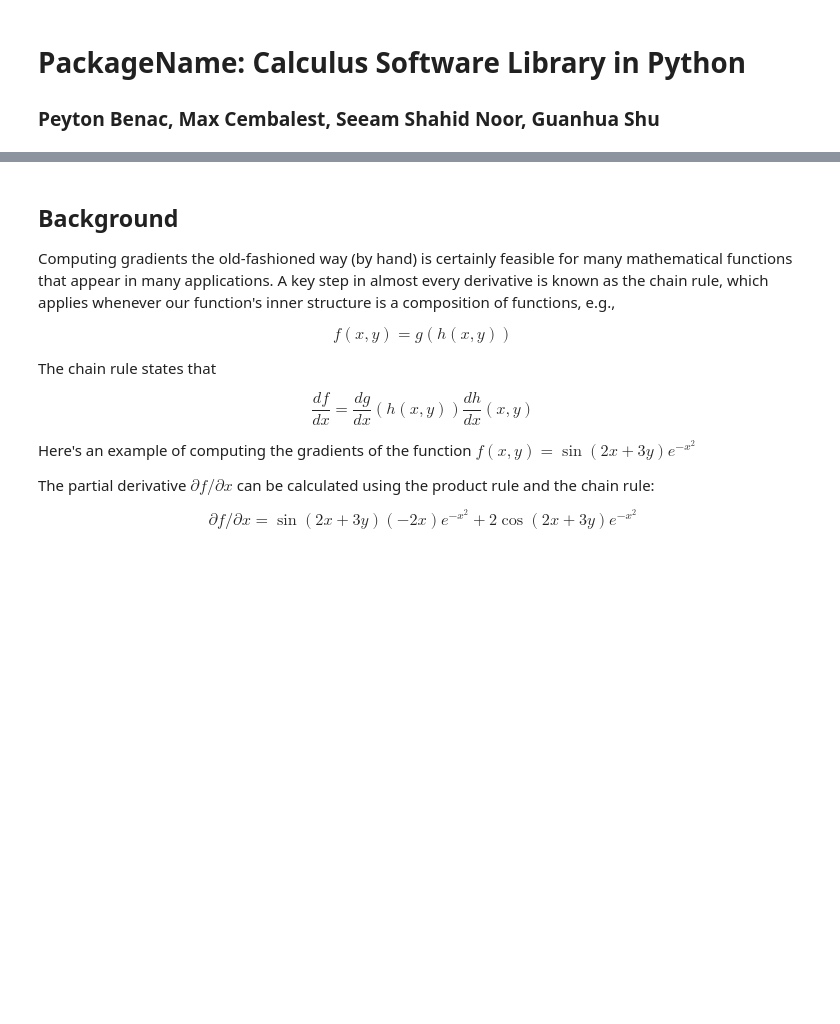
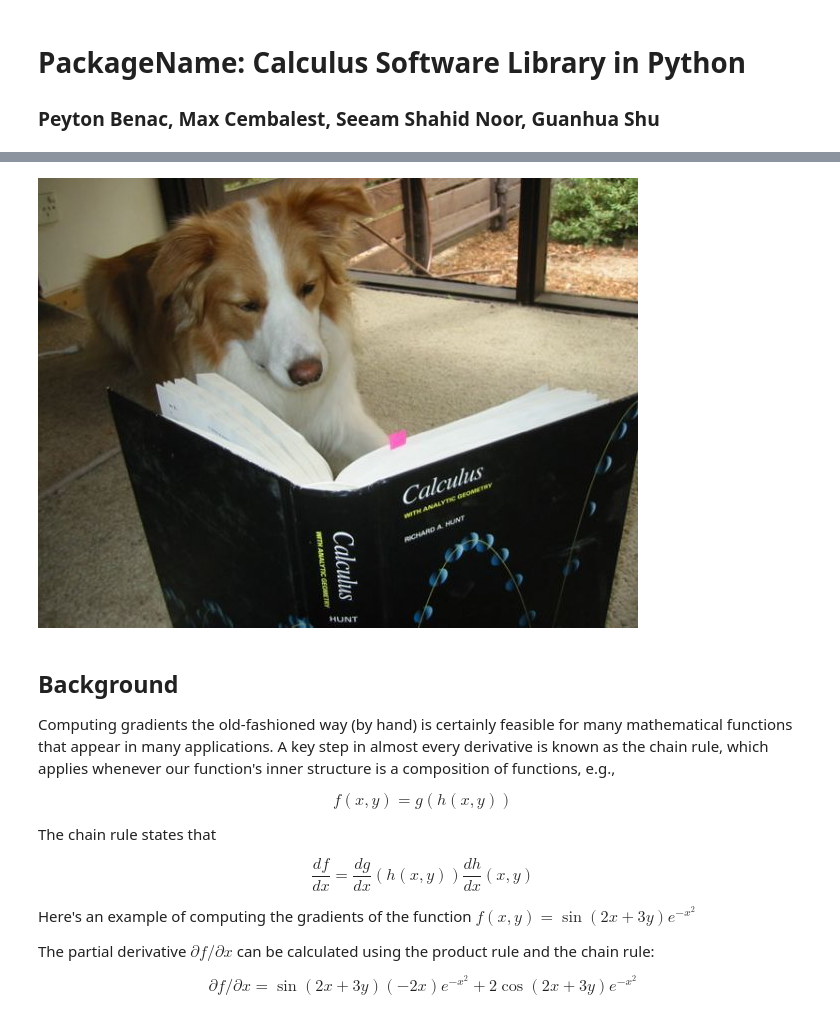
Before and after one commit to git-fetch-git-roll-over/GradDog, a Jupyter notebook: docs/Project Milestone 1.ipynb, the cells around one changed output, grey strips where cells are left out. Cells and saved outputs as stored; diff of their text form; code cells hidden in the pictures; blank space fills up the shorter version.

```diff
--- a/docs/Project Milestone 1.ipynb
+++ b/docs/Project Milestone 1.ipynb
@@ -10,6 +10,10 @@
 In engineering, statistical modelling, and countless other scientific disciplines, derivatives are calculated to measure change in a dynamic system. It is crucial for professionals of all kinds who work with quantitative systems to have access to software that can calculate derivatives quickly, efficiently, and with a simple-to-use interface. That is why TensorFlow exists. Our software package, PackageName, will try to do the same.
 
 PackageName performs automatic differentiation to machine precision, as well as *insert task here*. We walk through some of the mathematics of automatic differentiation, as well as some basic information about the usage of our library.
+# %%
+display(Image(filename='../images/dog.jpg', embed=True))
+# %% [output]
+[figure, added]
 # %% [markdown]
 ## Background
 
```
Also changed, not shown: parts of 7 cells of this notebook.
